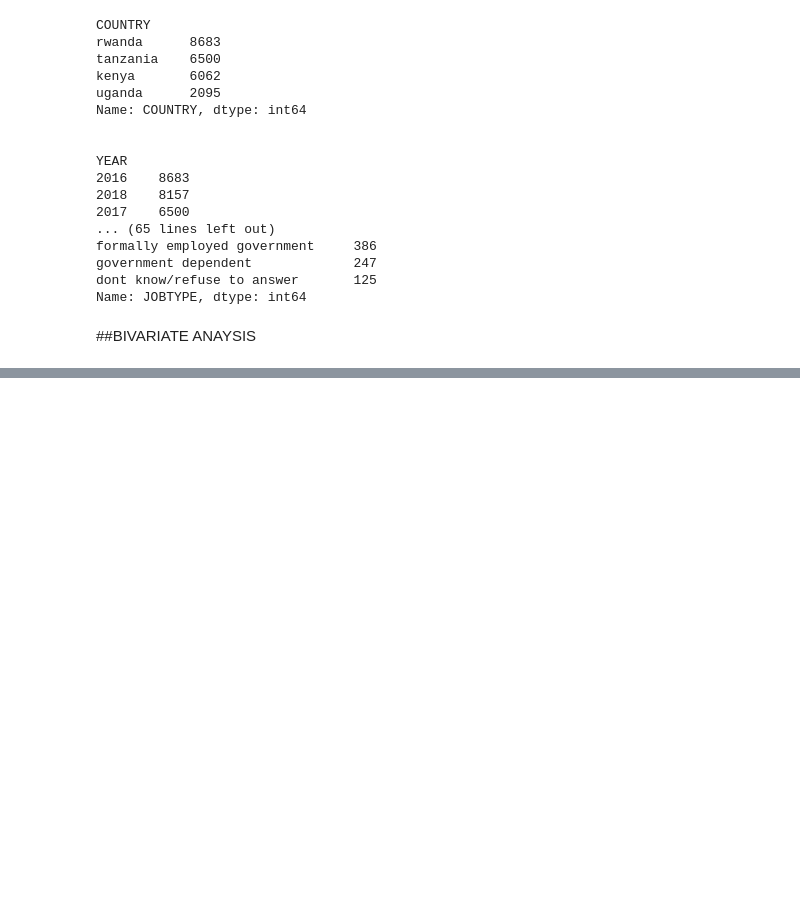
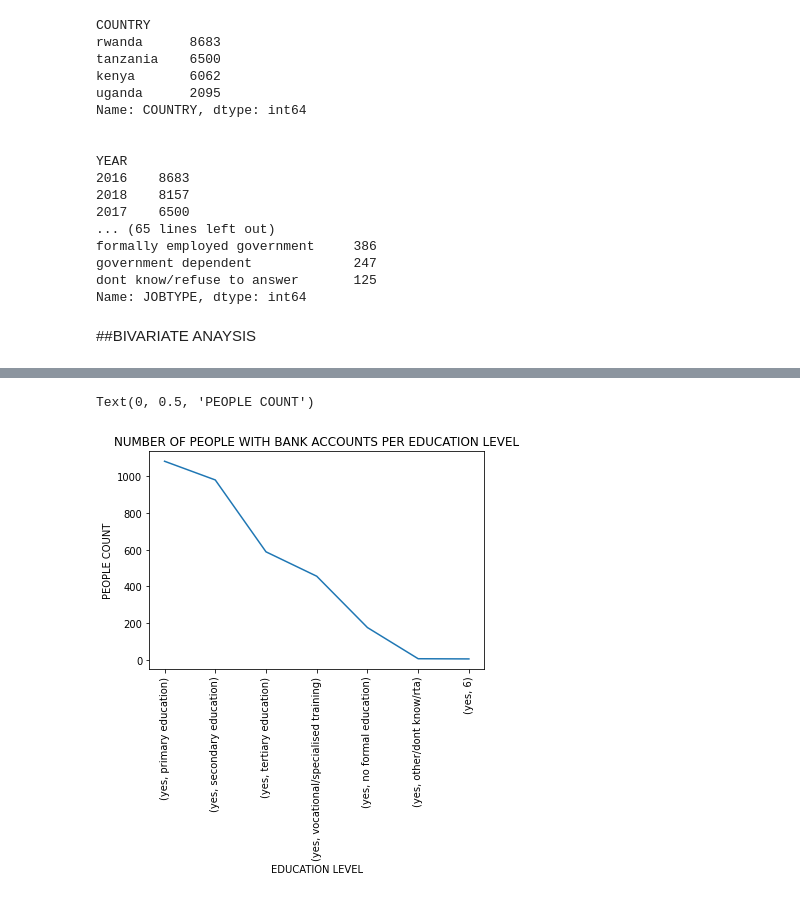
Before and after one commit to dwkaris/Demographic-Factors-Affecting-Financial-Inclusion-in-East-Africa, a Jupyter notebook: DUNCAN_WACHIRA_KARIUKI_WEEK_2_CORE_IP.ipynb, the cells around one changed output, grey strips where cells are left out. Drawn from its saved outputs; the diff is of its cells as text; code cells hidden in the pictures; blank space fills up the shorter version.

```diff
--- a/DUNCAN_WACHIRA_KARIUKI_WEEK_2_CORE_IP.ipynb
+++ b/DUNCAN_WACHIRA_KARIUKI_WEEK_2_CORE_IP.ipynb
@@ -380,0 +455,12 @@ Name: JOBTYPE, dtype: int64
+# %%
+education = finance[finance['BANK ACCOUNT']=='yes']
+education = education.groupby(['BANK ACCOUNT'])['EDUCUATION'].value_counts().plot(kind = "line")
+plt.xticks(rotation = 90)
+plt.title('NUMBER OF PEOPLE WITH BANK ACCOUNTS PER EDUCATION LEVEL')
+plt.xlabel('EDUCATION LEVEL')
+plt.ylabel('PEOPLE COUNT')
+# BANK ACCOUNT OWNERSHIP INCREASES AS LEVEL OF EDUVATION INCREASES
+# FEW PEOPLE WITH NO FORMAL EDUCATION  HAVE BANK ACCOUNTS
+# %% [output]
+Text(0, 0.5, 'PEOPLE COUNT')
+[figure, added]
```
Also changed, not shown: parts of 46 cells of this notebook.
